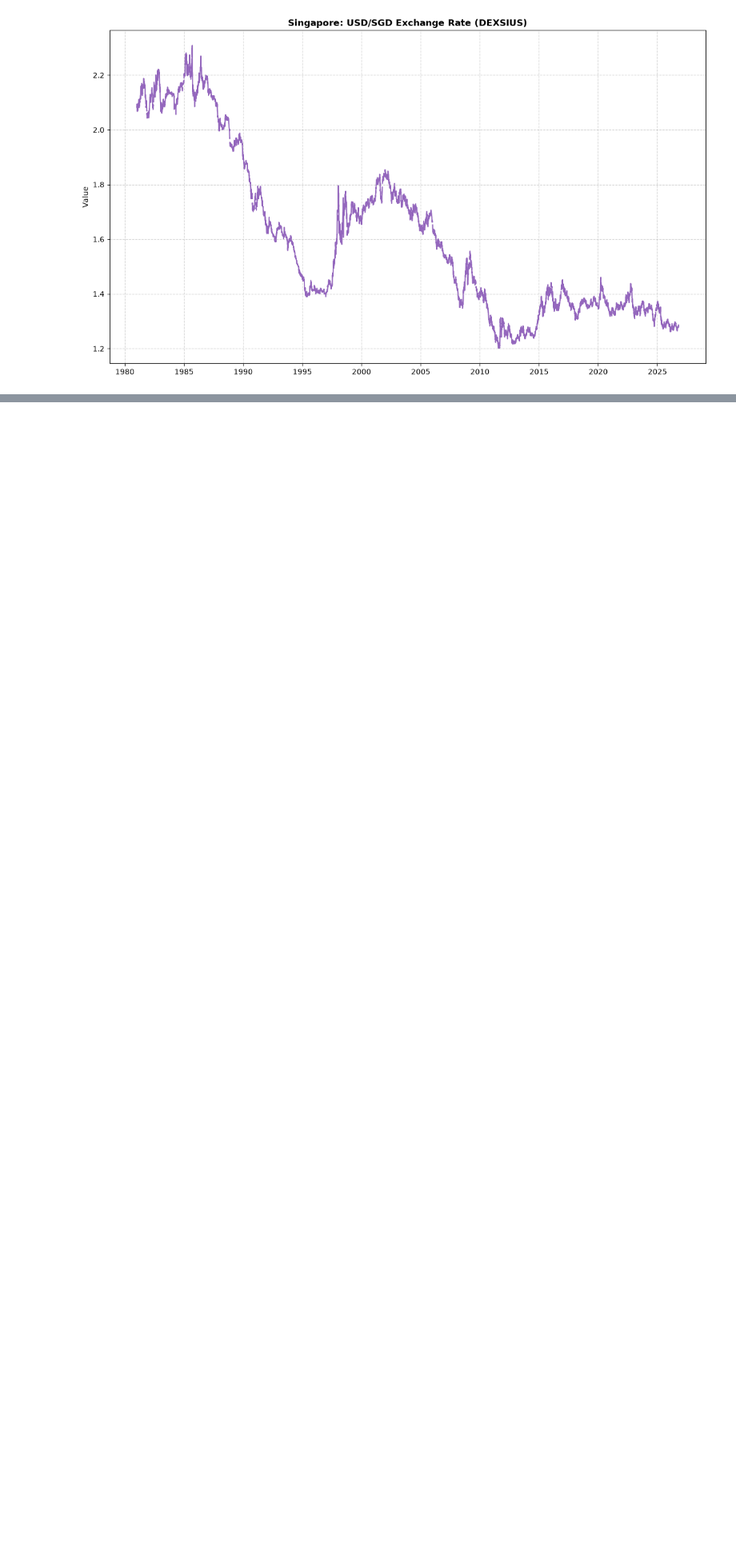
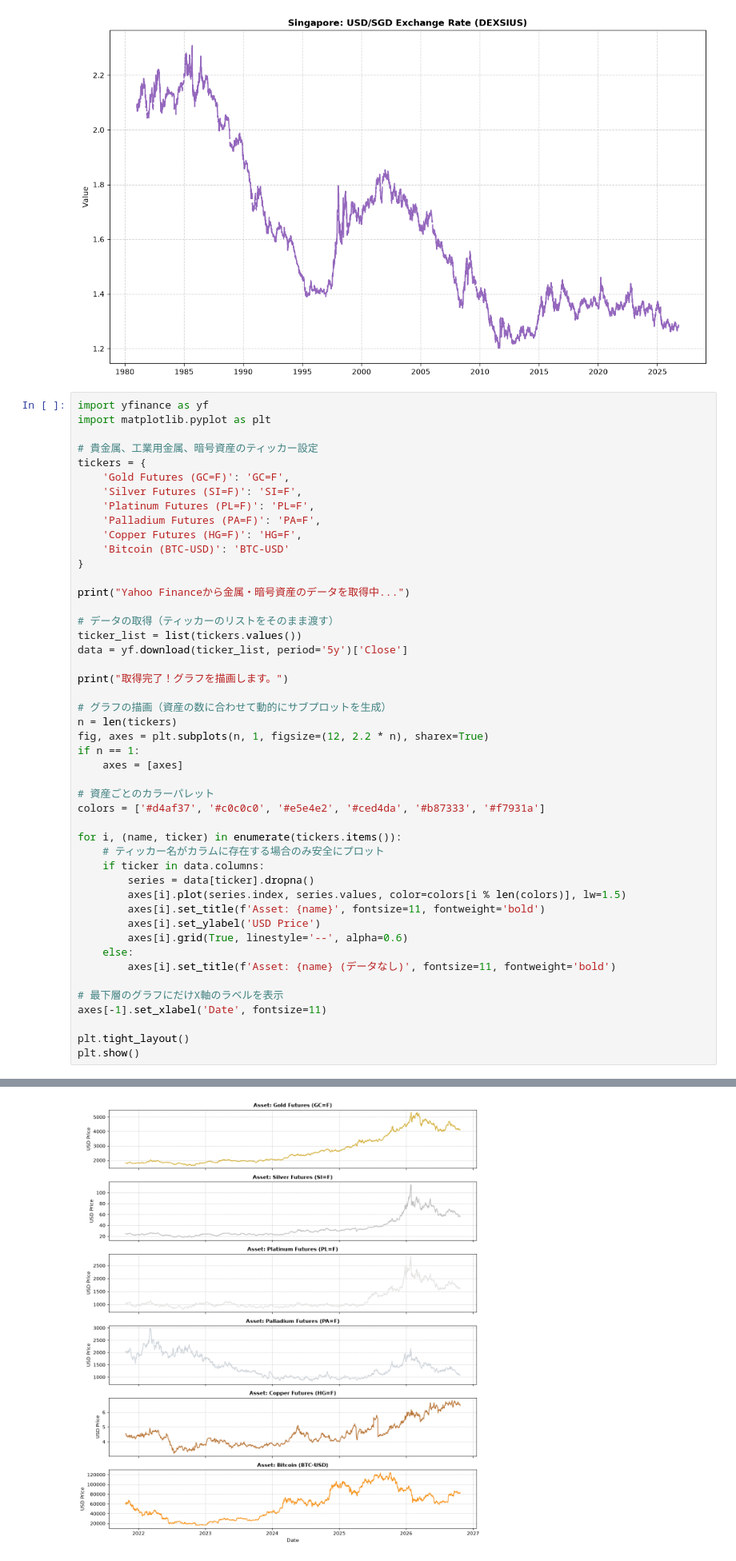
Before and after one commit to mrsmmori1234/notebooks_rep, a Jupyter notebook: notebooks/macro_data_plot.ipynb, the cells around one changed output, grey strips where cells are left out. Shown at 80% size. Saved outputs shown, nothing was run; the diff lists cells and outputs as text; blank space fills up the shorter version.

```diff
--- a/notebooks/macro_data_plot.ipynb
+++ b/notebooks/macro_data_plot.ipynb
@@ -103,3 +161,51 @@ APIキーを読み込みました。シンガポールのデータを取得中..
 ⚠️ ティッカー CCUSMA01SGM659N の取得に失敗しました: Bad Request.  The series does not exist.
 取得完了！グラフを描画します。
 [figure]
+# %%
+import yfinance as yf
+import matplotlib.pyplot as plt
+
+# 貴金属、工業用金属、暗号資産のティッカー設定
+tickers = {
+    'Gold Futures (GC=F)': 'GC=F',
+    'Silver Futures (SI=F)': 'SI=F',
+    'Platinum Futures (PL=F)': 'PL=F',
+    'Palladium Futures (PA=F)': 'PA=F',
+    'Copper Futures (HG=F)': 'HG=F',
+    'Bitcoin (BTC-USD)': 'BTC-USD'
+}
+
+print("Yahoo Financeから金属・暗号資産のデータを取得中...")
+
+# データの取得（ティッカーのリストをそのまま渡す）
+ticker_list = list(tickers.values())
+data = yf.download(ticker_list, period='5y')['Close']
+
+print("取得完了！グラフを描画します。")
+
+# グラフの描画（資産の数に合わせて動的にサブプロットを生成）
+n = len(tickers)
+fig, axes = plt.subplots(n, 1, figsize=(12, 2.2 * n), sharex=True)
+if n == 1:
+    axes = [axes]
+
+# 資産ごとのカラーパレット
+colors = ['#d4af37', '#c0c0c0', '#e5e4e2', '#ced4da', '#b87333', '#f7931a']
+
+for i, (name, ticker) in enumerate(tickers.items()):
+    # ティッカー名がカラムに存在する場合のみ安全にプロット
+    if ticker in data.columns:
+        series = data[ticker].dropna()
+        axes[i].plot(series.index, series.values, color=colors[i % len(colors)], lw=1.5)
+        axes[i].set_title(f'Asset: {name}', fontsize=11, fontweight='bold')
+        axes[i].set_ylabel('USD Price')
+        axes[i].grid(True, linestyle='--', alpha=0.6)
+    else:
+        axes[i].set_title(f'Asset: {name} (データなし)', fontsize=11, fontweight='bold')
+
+# 最下層のグラフにだけX軸のラベルを表示
+axes[-1].set_xlabel('Date', fontsize=11)
+
+plt.tight_layout()
+plt.show()
+# %% [output]
@@ -105,0 +216 @@ APIキーを読み込みました。シンガポールのデータを取得中..
+[figure, added]
```
Also changed, not shown: parts of 5 cells of this notebook, 3 other files.
